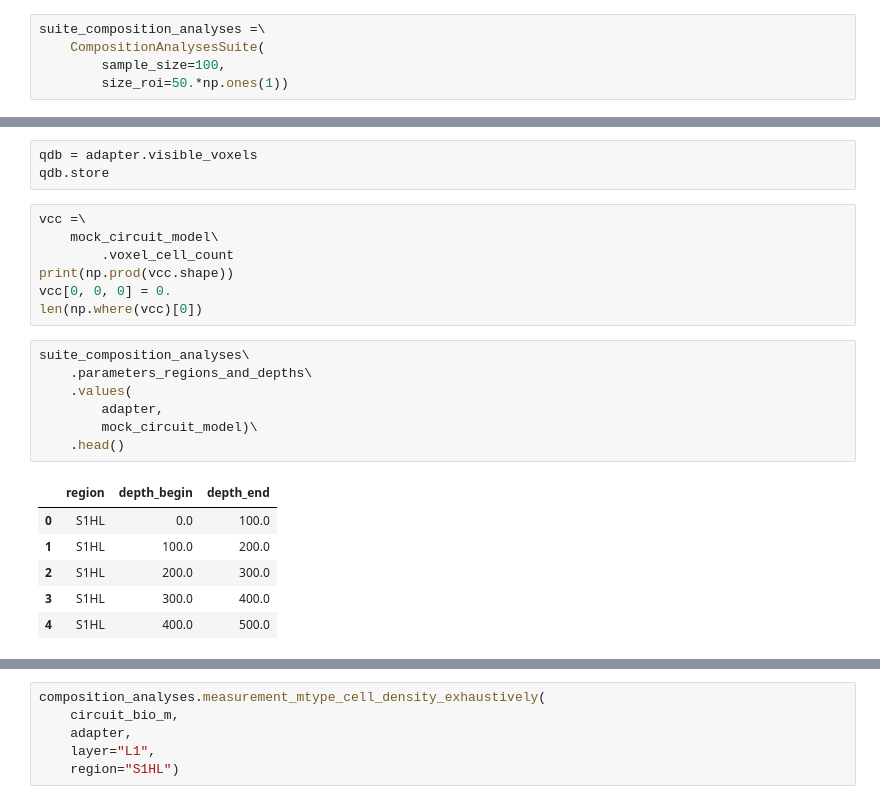
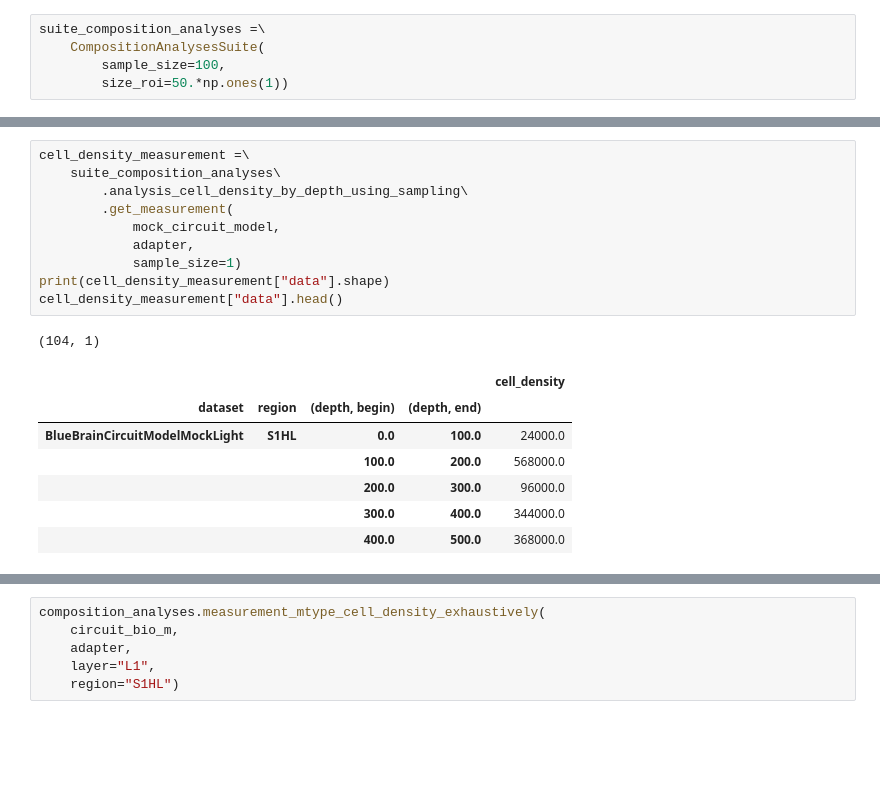
Before and after one commit to BlueBrain/DMT, a Jupyter notebook: v2/neuro_dmt/library/users/visood/sscx_dissemination/composition_suite.ipynb, the cells around one changed output, grey strips where cells are left out. Drawn from its saved outputs; the diff is of its cells as text; blank space fills up the shorter version.

```diff
--- a/v2/neuro_dmt/library/users/visood/sscx_dissemination/composition_suite.ipynb
+++ b/v2/neuro_dmt/library/users/visood/sscx_dissemination/composition_suite.ipynb
@@ -98,25 +92,20 @@ https://pandas.pydata.org/pandas-docs/stable/user_guide/indexing.html#deprecate-
-# %%
-qdb = adapter.visible_voxels
-qdb.store
-# %%
-vcc =\
-    mock_circuit_model\
-        .voxel_cell_count
-print(np.prod(vcc.shape))
-vcc[0, 0, 0] = 0.
-len(np.where(vcc)[0])
-# %%
-suite_composition_analyses\
-    .parameters_regions_and_depths\
-    .values(
-        adapter,
-        mock_circuit_model)\
-    .head()
-# %% [output]
-|  | region | depth_begin | depth_end |
-| 0 | S1HL | 0.0 | 100.0 |
-| 1 | S1HL | 100.0 | 200.0 |
-| 2 | S1HL | 200.0 | 300.0 |
-| 3 | S1HL | 300.0 | 400.0 |
-| 4 | S1HL | 400.0 | 500.0 |
+# %%
+cell_density_measurement =\
+    suite_composition_analyses\
+        .analysis_cell_density_by_depth_using_sampling\
+        .get_measurement(
+            mock_circuit_model,
+            adapter,
+            sample_size=1)
+print(cell_density_measurement["data"].shape)
+cell_density_measurement["data"].head()
+# %% [output]
+(104, 1)
+|  |  |  |  | cell_density |
+| dataset | region | (depth, begin) | (depth, end) |  |
+| BlueBrainCircuitModelMockLight | S1HL | 0.0 | 100.0 | 24000.0 |
+|  |  | 100.0 | 200.0 | 568000.0 |
+|  |  | 200.0 | 300.0 | 96000.0 |
+|  |  | 300.0 | 400.0 | 344000.0 |
+|  |  | 400.0 | 500.0 | 368000.0 |
 # %%
```
Also changed, not shown: parts of 9 cells of this notebook, 3 other files.
